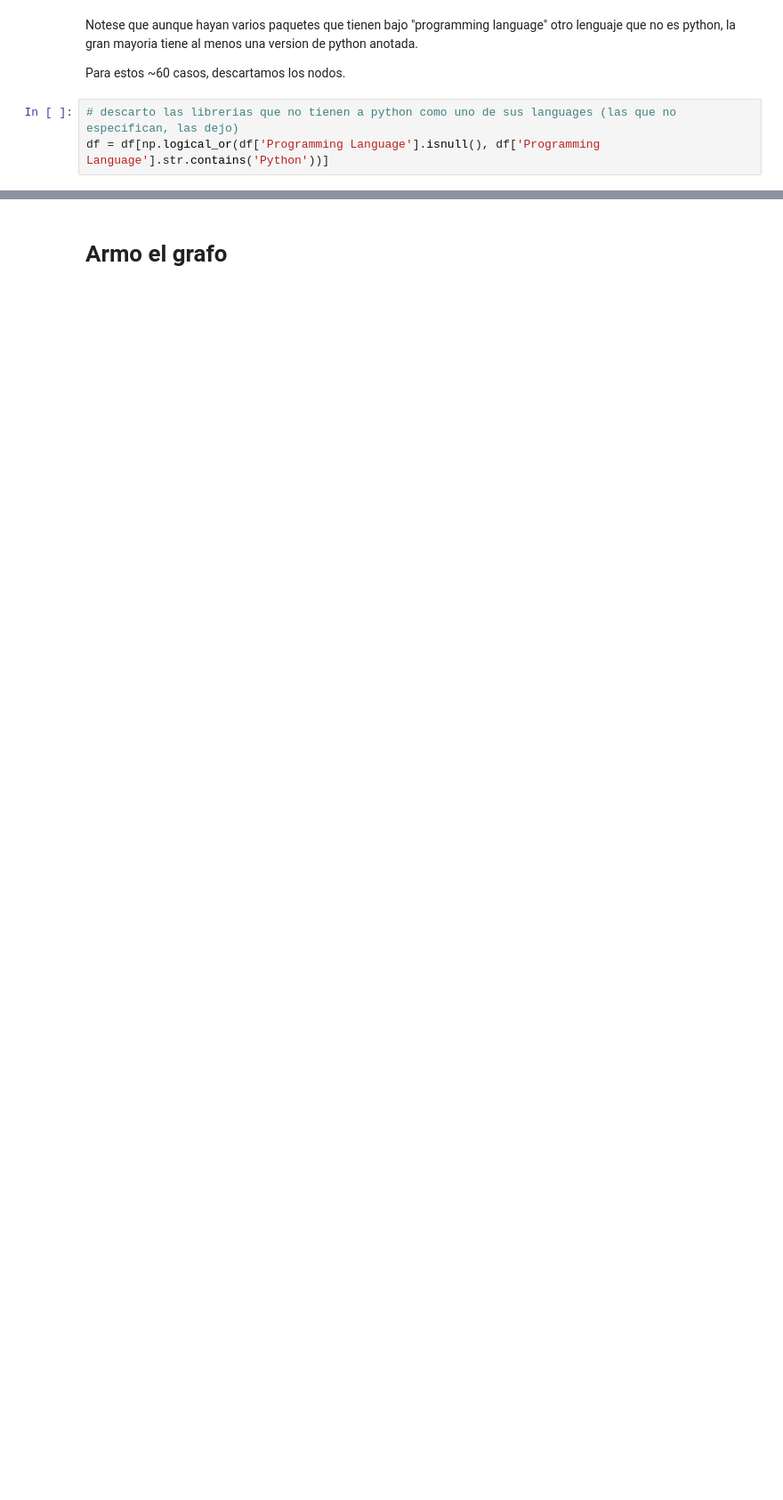
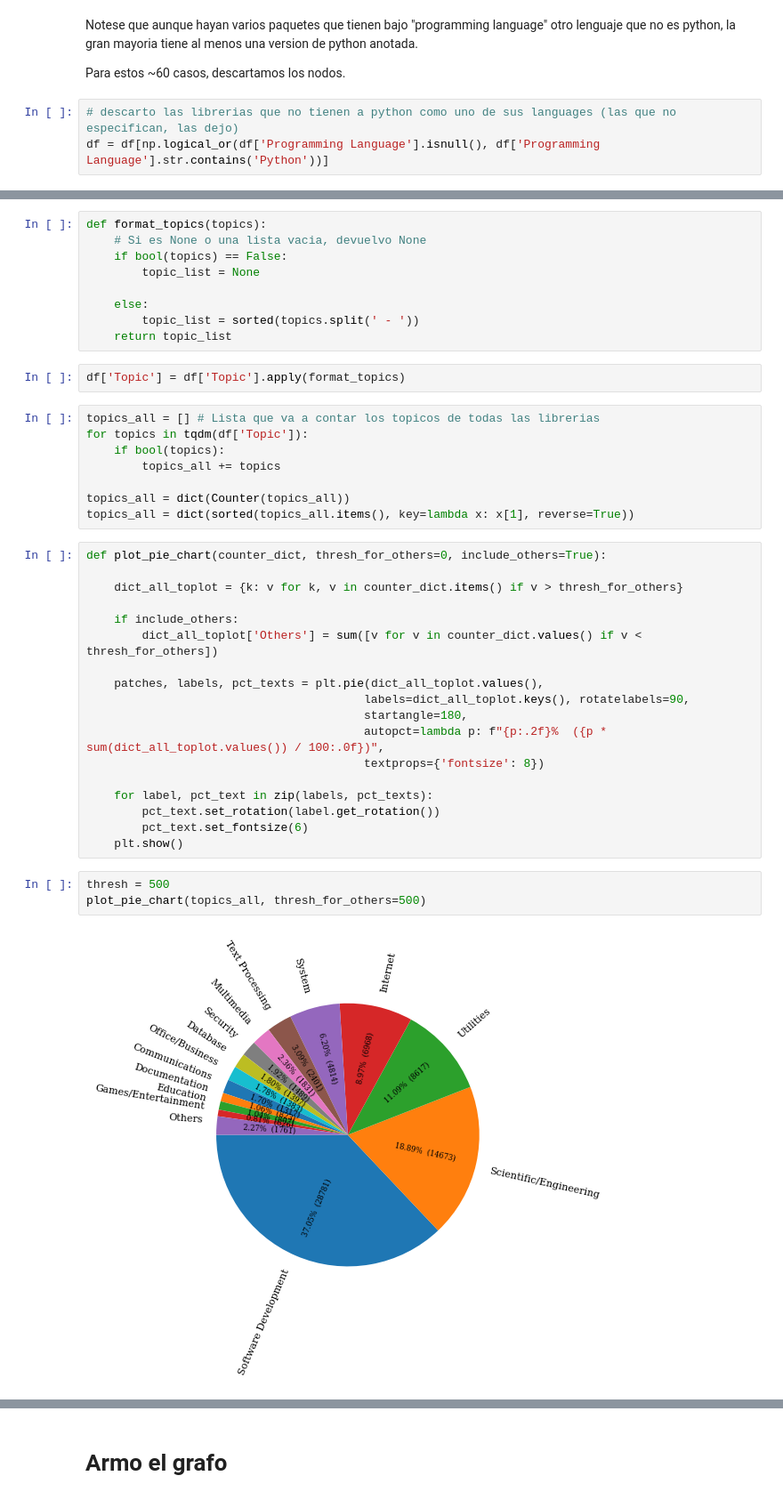
Before and after one commit to facundojgarcia02/CoNet, a Jupyter notebook: Tp Final/analysis/EDA.ipynb, the cells around one changed output, grey strips where cells are left out. Shown at 89% size. Drawn from its saved outputs; the diff is of its cells as text; blank space fills up the shorter version.

```diff
--- a/Tp Final/analysis/EDA.ipynb
+++ b/Tp Final/analysis/EDA.ipynb
@@ -248,0 +231,42 @@ df[~df['Dependencies'].astype(bool)]
+# %%
+def format_topics(topics):
+    # Si es None o una lista vacia, devuelvo None
+    if bool(topics) == False:
+        topic_list = None
+
+    else:
+        topic_list = sorted(topics.split(' - '))
+    return topic_list
+# %%
+df['Topic'] = df['Topic'].apply(format_topics)
+# %%
+topics_all = [] # Lista que va a contar los topicos de todas las librerias
+for topics in tqdm(df['Topic']):
+    if bool(topics):
+        topics_all += topics
+
+topics_all = dict(Counter(topics_all))
+topics_all = dict(sorted(topics_all.items(), key=lambda x: x[1], reverse=True))
+# %%
+def plot_pie_chart(counter_dict, thresh_for_others=0, include_others=True):
+
+    dict_all_toplot = {k: v for k, v in counter_dict.items() if v > thresh_for_others}
+
+    if include_others:
+        dict_all_toplot['Others'] = sum([v for v in counter_dict.values() if v < thresh_for_others])
+
+    patches, labels, pct_texts = plt.pie(dict_all_toplot.values(),
+                                        labels=dict_all_toplot.keys(), rotatelabels=90,
+                                        startangle=180,
+                                        autopct=lambda p: f"{p:.2f}%  ({p * sum(dict_all_toplot.values()) / 100:.0f})",
+                                        textprops={'fontsize': 8})
+
+    for label, pct_text in zip(labels, pct_texts):
+        pct_text.set_rotation(label.get_rotation())
+        pct_text.set_fontsize(6)
+    plt.show()
+# %%
+thresh = 500
+plot_pie_chart(topics_all, thresh_for_others=500)
+# %% [output]
+[figure, added]
```
Also changed, not shown: parts of 49 cells of this notebook, 3 other files.
